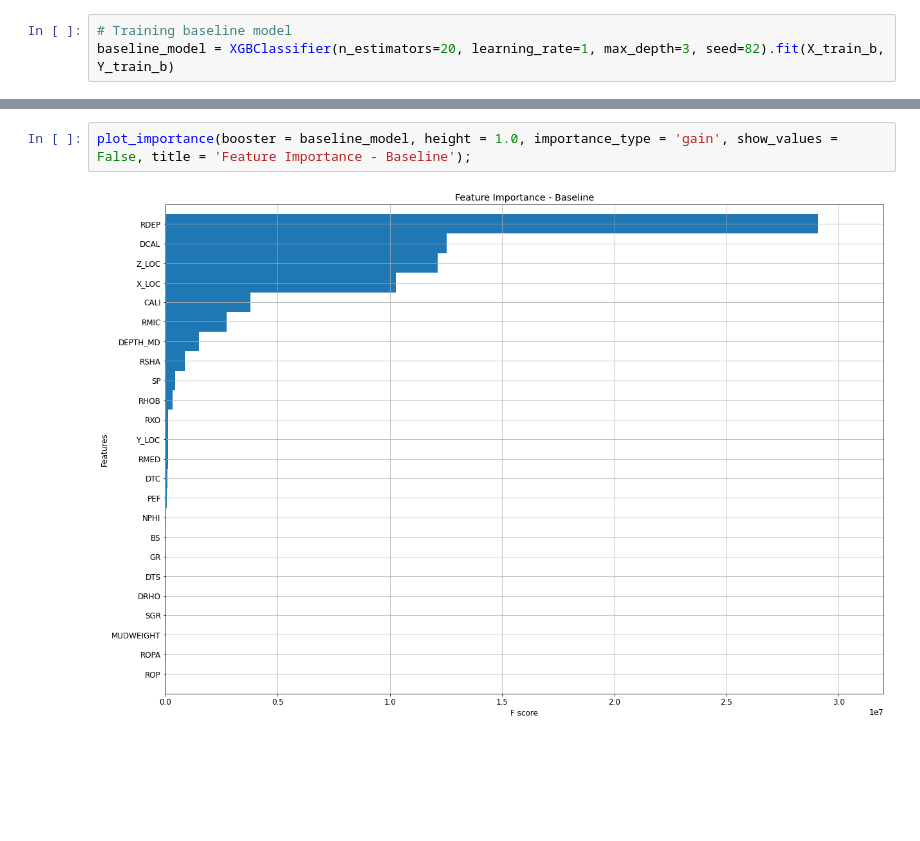
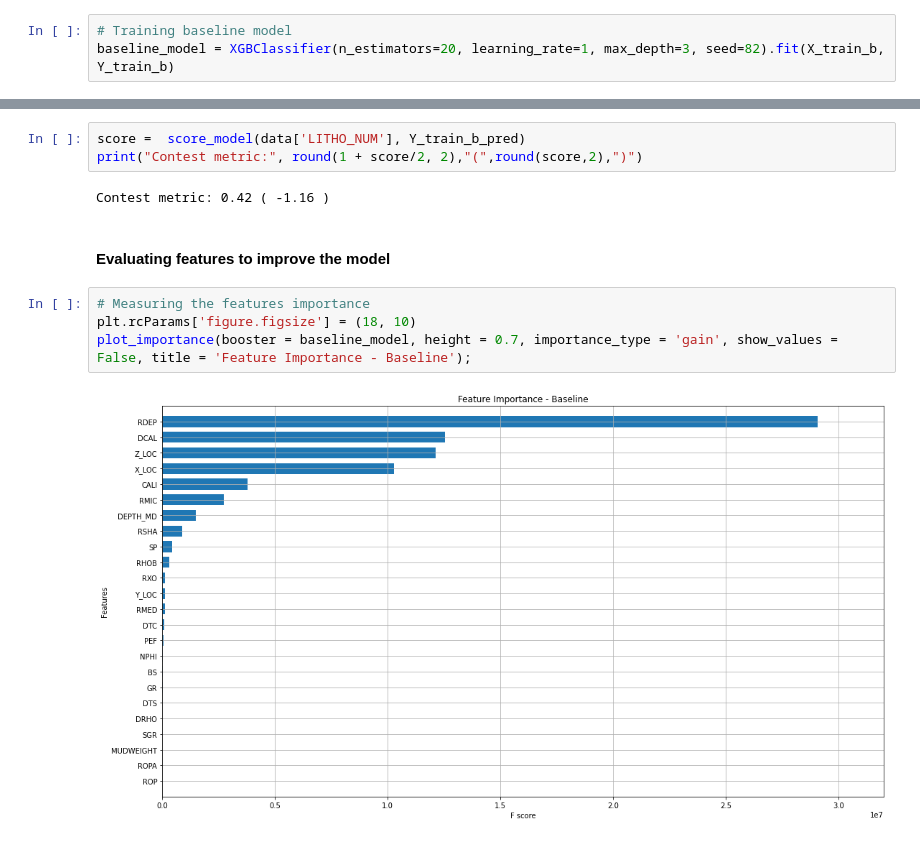
Before and after one commit to Dnbg1982/Oil-Gas-Projects, a Jupyter notebook: Exploration/Notebooks/LAS Files.ipynb, the cells around one changed output, grey strips where cells are left out. Cells and saved outputs as stored; diff of their text form; blank space fills up the shorter version.

```diff
--- a/Exploration/Notebooks/LAS Files.ipynb
+++ b/Exploration/Notebooks/LAS Files.ipynb
@@ -304,4 +323,13 @@ baseline_model = XGBClassifier(n_estimators=20, learning_rate=1, max_depth=3, se
+# %%
+score =  score_model(data['LITHO_NUM'], Y_train_b_pred)
+print("Contest metric:", round(1 + score/2, 2),"(",round(score,2),")")
+# %% [output]
+Contest metric: 0.42 ( -1.16 )
+# %% [markdown]
+#### Evaluating features to improve the model
 # %%
-plot_importance(booster = baseline_model, height = 1.0, importance_type = 'gain', show_values = False, title = 'Feature Importance - Baseline');
+# Measuring the features importance
+plt.rcParams['figure.figsize'] = (18, 10)
+plot_importance(booster = baseline_model, height = 0.7, importance_type = 'gain', show_values = False, title = 'Feature Importance - Baseline');
 # %% [output]
-[figure, old version]
+[figure, new version]
```
Also changed, not shown: parts of 6 cells of this notebook.
